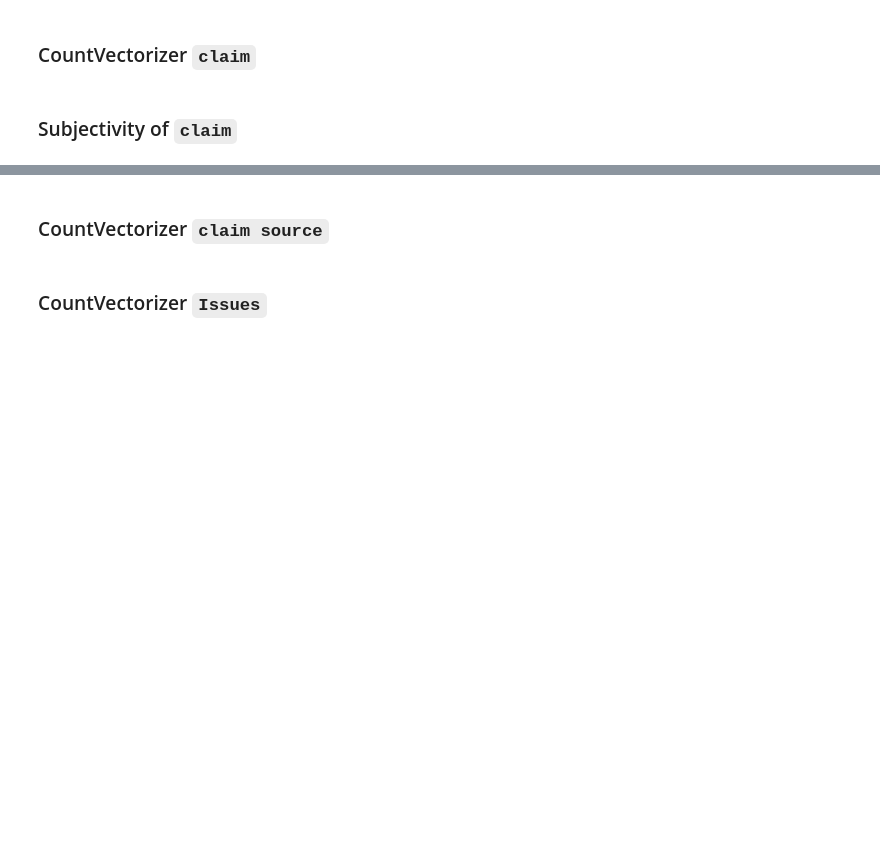
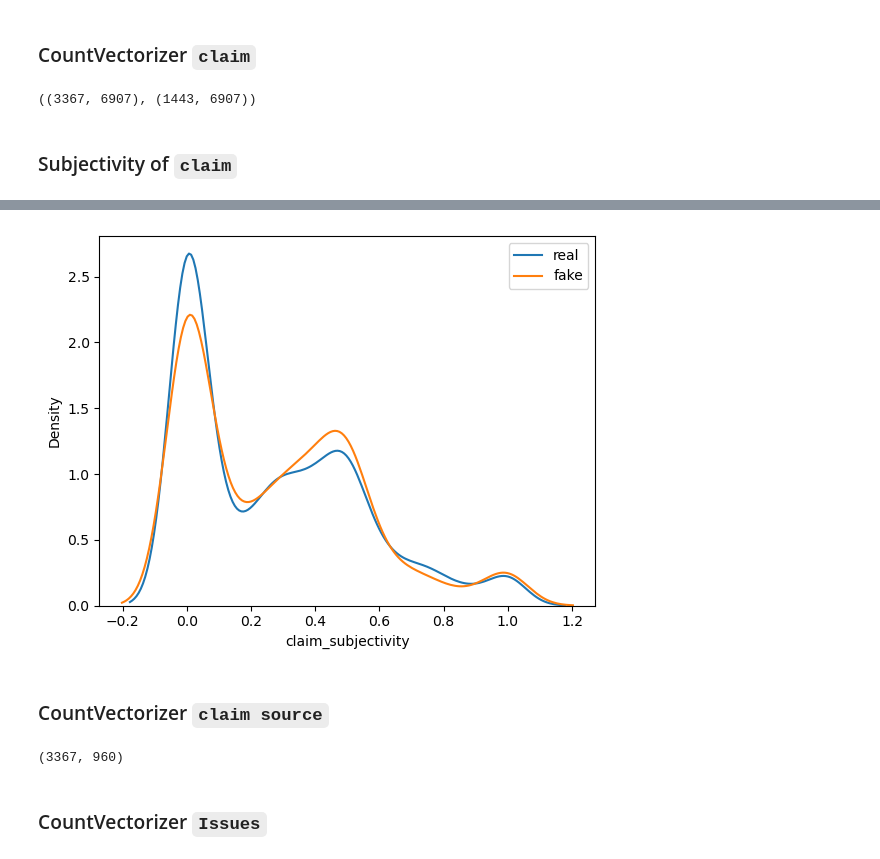
Before and after one commit to lohdaijiu/BT4222_FakeNewsClassifier, a Jupyter notebook: FeatureEngineering.ipynb, the cells around one changed output, grey strips where cells are left out. Cells and saved outputs as stored; diff of their text form; code cells hidden in the pictures; blank space fills up the shorter version.

```diff
--- a/FeatureEngineering.ipynb
+++ b/FeatureEngineering.ipynb
@@ -47,0 +83,3 @@ df1.shape
+# %%
+df1['claim_date'] = df1['claim_date'].apply(lambda x: clean_date(x))
+df1['claim_date']
@@ -66,8 +121,19 @@ df1[['claim_date', 'claim_date_formatted', 'bio.birthday', 'birthdate_formatted'
+# %%
+df1['claim_date_month'] = df1['claim_date_formatted'].dt.month
+df1['claim_date_week'] = df1['claim_date_formatted'].dt.isocalendar().week
+df1['claim_date_day'] = df1['claim_date_formatted'].dt.day
+df1['claim_date_dayofweek'] = df1['claim_date_formatted'].dt.dayofweek
+
+df1['fact_check_ruling_date'] = pd.to_datetime(df1['fact_check_ruling_date'],infer_datetime_format=True)
+df1['fact_check_ruling_month'] = df1['fact_check_ruling_date'].dt.month
+df1['fact_check_ruling_week'] = df1['fact_check_ruling_date'].dt.isocalendar().week
+df1['fact_check_ruling_day'] = df1['fact_check_ruling_date'].dt.day
+df1['fact_check_ruling_dayofweek'] = df1['fact_check_ruling_date'].dt.dayofweek
 # %%
 def getAgeWhenClaimWasMade(birthdate, claimdate):
     birth_year = birthdate.strftime('%Y-%m-%d').split('-')[0]
     claim_year = claimdate.strftime('%Y-%m-%d').split('-')[0]
     curr_age = int(claim_year) - int(birth_year)
     return curr_age
-df1['claimmer age'] = df1.apply(lambda x: getAgeWhenClaimWasMade(x['birthdate formatted'], x['claim date formatted']), axis=1)
-df1[['birthdate formatted', 'claim date formatted', 'claimmer age']].sample(10)
+df1['claimer_age'] = df1.apply(lambda x: getAgeWhenClaimWasMade(x['birthdate_formatted'], x['claim_date_formatted']), axis=1)
+df1[['birthdate_formatted', 'claim_date_formatted', 'claimer_age']].sample(10)
@@ -83,8 +190,8 @@ df1.iloc[abnormal_age_idx].drop_duplicates(subset='name')
 # %%
 # check thru politicians with dates that don't make sense
 # https://bioguide.congress.gov/
-abnormal_age_idx = df1[df1['claimmer age'] > 94].index
+abnormal_age_idx = df1[df1['claimer_age'] > 100].index
 abnormal_age_names = df1.iloc[abnormal_age_idx].groupby('name').size().index
-df1.iloc[abnormal_age_idx].drop_duplicates(subset='name')[['name','claimmer age', 'claim source',
-                                                           'birthdate formatted',
-                                                          'start formatted', 'end formatted','claim date formatted']] # 20 names to manually check thru and correct the dates
+df1.iloc[abnormal_age_idx].drop_duplicates(subset='name')[['name','claimer_age', 'claim_source',
+                                                           'birthdate_formatted',
+                                                          'start_formatted', 'end_formatted','claim_date_formatted']] # 20 names to manually check thru and correct the dates
@@ -138,16 +281,20 @@ tfidf_claim_vec.fit(train_claim)
 tfidf_claim_vec_train = tfidf_claim_vec.transform(train_claim).toarray()
 tfidf_claim_vec_test = tfidf_claim_vec.transform(test_claim).toarray()
 
-tfidf_claim_vec_test.shape,tfidf_claim_vec_test.shape
+tfidf_claim_vec_train.shape,tfidf_claim_vec_test.shape
+# %% [output]
+((3367, 6907), (1443, 6907))
 # %% [markdown]
 ### Subjectivity of `claim`
 # %%
+!pip install textblob
 from textblob import TextBlob
-X_train['claim subjectivity'] = X_train['claim'].apply(lambda x:TextBlob(x).sentiment.subjectivity)
-X_test['claim subjectivity']  = X_test['claim'].apply(lambda x:TextBlob(x).sentiment.subjectivity)
+X_train['claim_subjectivity'] = X_train['claim'].apply(lambda x:TextBlob(x).sentiment.subjectivity)
+X_test['claim_subjectivity']  = X_test['claim'].apply(lambda x:TextBlob(x).sentiment.subjectivity)
 import seaborn as sns
 import matplotlib.pyplot as plt
-sns.kdeplot(x="claim subjectivity", data=X_train[y_train==0])
-sns.kdeplot(x="claim subjectivity", data=X_train[y_train==1])
+sns.kdeplot(x="claim_subjectivity", data=X_train[y_train==0])
+sns.kdeplot(x="claim_subjectivity", data=X_train[y_train==1])
 plt.legend(['real','fake'])
 plt.show()
+# %% [output]
@@ -154,2 +310,3 @@ plt.show()
+[figure, added]
 # %% [markdown]
 ### CountVectorizer `claim source`
@@ -158,13 +313,15 @@ X_train['claim source']
 # %%
 from sklearn.feature_extraction.text import CountVectorizer
 vectorizer_src = CountVectorizer(stop_words='english', lowercase=True)
-vectorizer_src.fit(X_train['claim source'].values)
-src_vec_train = vectorizer_src.transform(X_train['claim source']) # fit & transform on train
+vectorizer_src.fit(X_train['claim_source'].values)
+src_vec_train = vectorizer_src.transform(X_train['claim_source']) # fit & transform on train
 
 # only transform on test
-src_vec_test = vectorizer_src.transform(X_test['claim source'].values)
+src_vec_test = vectorizer_src.transform(X_test['claim_source'].values)
 
 src_vec_train.shape
+# %% [output]
+(3367, 960)
 # %% [markdown]
 ### CountVectorizer `Issues`
 # %%
```
Also changed, not shown: parts of 26 cells of this notebook, 1 other file.
